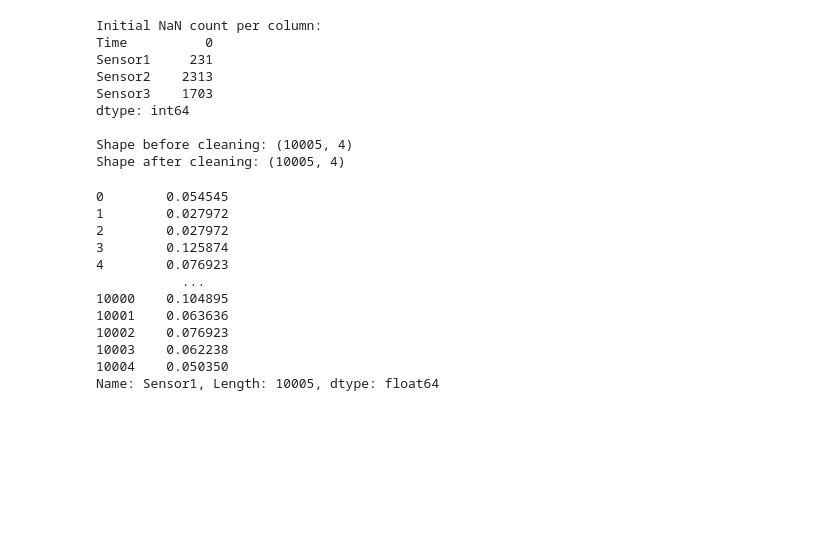
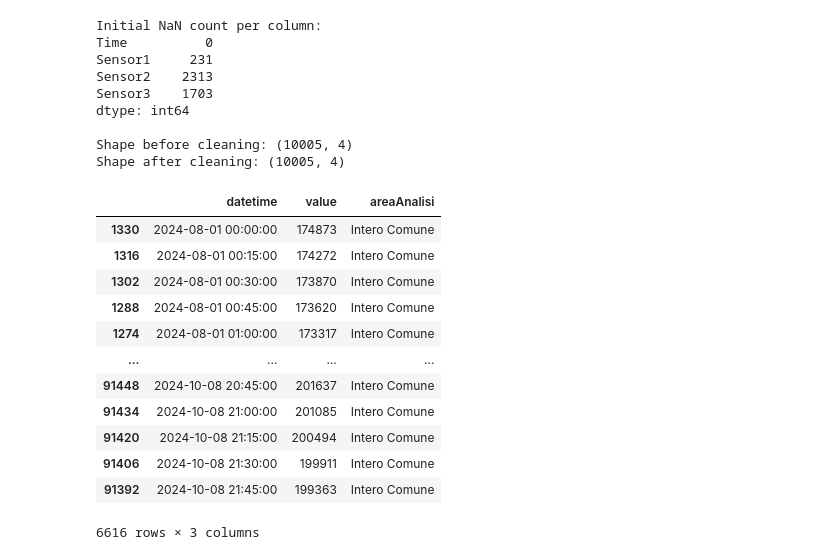
Before and after one commit to trianam/SmartCityQC-QForrest, a Jupyter notebook: SmartCityQCWizard/particulateAttendance.ipynb, the cells around one changed output. Saved outputs shown, nothing was run; the diff lists cells and outputs as text; code cells hidden in the pictures; blank space fills up the shorter version.

```diff
--- a/SmartCityQCWizard/particulateAttendance.ipynb
+++ b/SmartCityQCWizard/particulateAttendance.ipynb
@@ -80,18 +81,19 @@ normalized_data = (dfAtt0['value'] - dfAtt0['value'].min()) / (dfAtt0['value'].m
-# %%
-normalized_data
-# %% [output]
-0        0.054545
-1        0.027972
-2        0.027972
-3        0.125874
-4        0.076923
-           ...
-10000    0.104895
-10001    0.063636
-10002    0.076923
-10003    0.062238
-10004    0.050350
-Name: Sensor1, Length: 10005, dtype: float64
+# %%
+dfAtt0
+# %% [output]
+|  | datetime | value | areaAnalisi |
+| 1330 | 2024-08-01 00:00:00 | 174873 | Intero Comune |
+| 1316 | 2024-08-01 00:15:00 | 174272 | Intero Comune |
+| 1302 | 2024-08-01 00:30:00 | 173870 | Intero Comune |
+| 1288 | 2024-08-01 00:45:00 | 173620 | Intero Comune |
+| 1274 | 2024-08-01 01:00:00 | 173317 | Intero Comune |
+| ... | ... | ... | ... |
+| 91448 | 2024-10-08 20:45:00 | 201637 | Intero Comune |
+| 91434 | 2024-10-08 21:00:00 | 201085 | Intero Comune |
+| 91420 | 2024-10-08 21:15:00 | 200494 | Intero Comune |
+| 91406 | 2024-10-08 21:30:00 | 199911 | Intero Comune |
+| 91392 | 2024-10-08 21:45:00 | 199363 | Intero Comune |
+6616 rows × 3 columns
 # %%
 # Create a figure with subplots: line plots and correlation heatmap
 fig = plt.figure(figsize=(20, 12))
```
Also changed, not shown: parts of 5 cells of this notebook, 1 other file.
